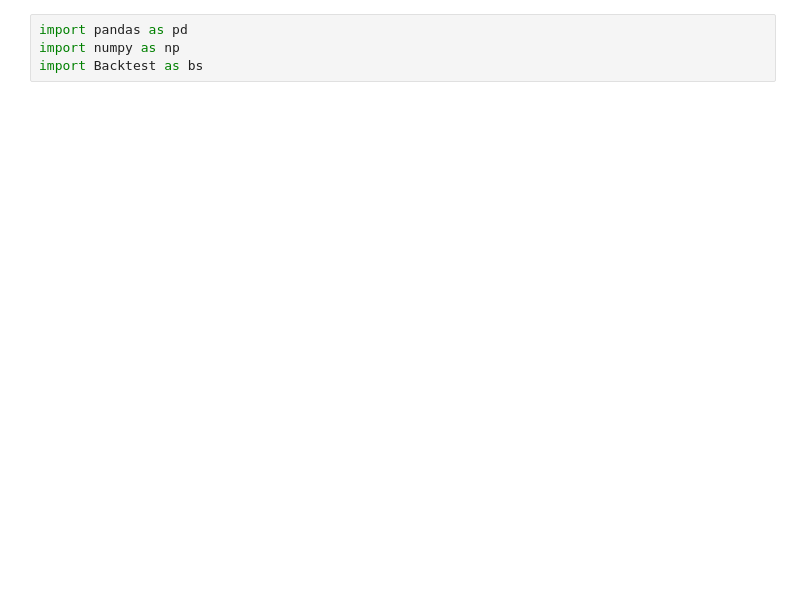
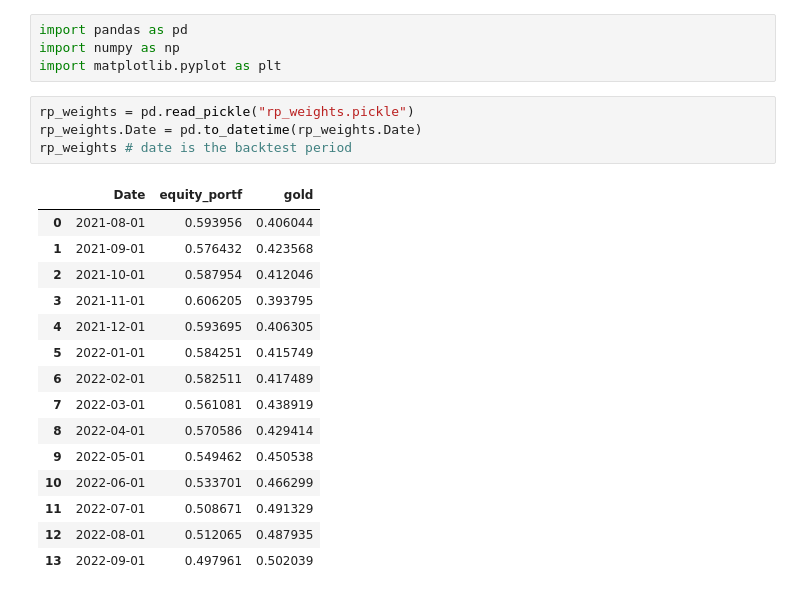
Before and after one commit to joshuakim314/MMF1915, a Jupyter notebook: backtest.ipynb, the cells around one changed output. Saved outputs shown, nothing was run; the diff lists cells and outputs as text; blank space fills up the shorter version.

```diff
--- a/backtest.ipynb
+++ b/backtest.ipynb
@@ -1,4 +1,24 @@
 # %%
 import pandas as pd
 import numpy as np
-import Backtest as bs
+import matplotlib.pyplot as plt
+# %%
+rp_weights = pd.read_pickle("rp_weights.pickle")
+rp_weights.Date = pd.to_datetime(rp_weights.Date)
+rp_weights # date is the backtest period
+# %% [output]
+|  | Date | equity_portf | gold |
+| 0 | 2021-08-01 | 0.593956 | 0.406044 |
+| 1 | 2021-09-01 | 0.576432 | 0.423568 |
+| 2 | 2021-10-01 | 0.587954 | 0.412046 |
+| 3 | 2021-11-01 | 0.606205 | 0.393795 |
+| 4 | 2021-12-01 | 0.593695 | 0.406305 |
+| 5 | 2022-01-01 | 0.584251 | 0.415749 |
+| 6 | 2022-02-01 | 0.582511 | 0.417489 |
+| 7 | 2022-03-01 | 0.561081 | 0.438919 |
+| 8 | 2022-04-01 | 0.570586 | 0.429414 |
+| 9 | 2022-05-01 | 0.549462 | 0.450538 |
+| 10 | 2022-06-01 | 0.533701 | 0.466299 |
+| 11 | 2022-07-01 | 0.508671 | 0.491329 |
+| 12 | 2022-08-01 | 0.512065 | 0.487935 |
+| 13 | 2022-09-01 | 0.497961 | 0.502039 |
```
Also changed, not shown: parts of 25 cells of this notebook.
